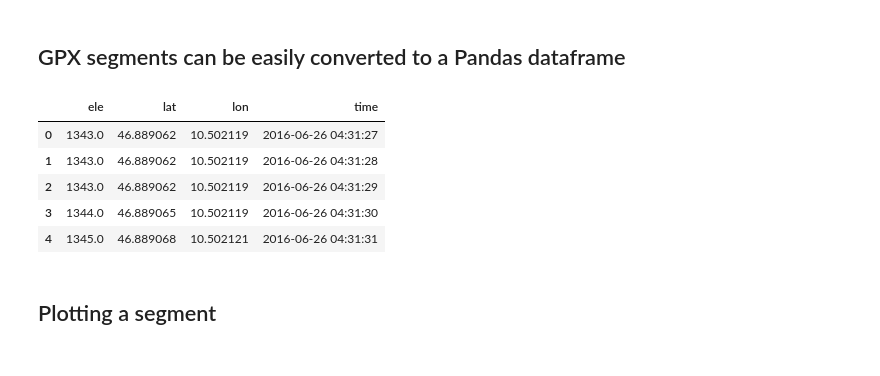
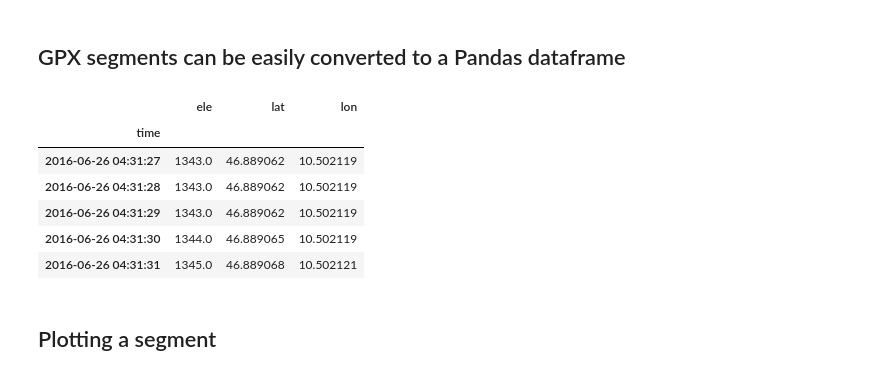
Before and after one commit to FlorianWilhelm/gps_data_with_python, a Jupyter notebook: notebooks/gpx.ipynb, the cells around one changed output. Cells and saved outputs as stored; diff of their text form; code cells hidden in the pictures.

```diff
--- a/notebooks/gpx.ipynb
+++ b/notebooks/gpx.ipynb
@@ -33,17 +33,19 @@ Track has 1 segment(s)
 # %%
 segment = track.segments[0]
 coords = pd.DataFrame([{'lat': p.latitude,
                         'lon': p.longitude,
                         'ele': p.elevation,
                         'time': p.time} for p in segment.points])
+coords.set_index('time', drop=True, inplace=True)
 coords.head()
 # %% [output]
-|  | ele | lat | lon | time |
-| 0 | 1343.0 | 46.889062 | 10.502119 | 2016-06-26 04:31:27 |
-| 1 | 1343.0 | 46.889062 | 10.502119 | 2016-06-26 04:31:28 |
-| 2 | 1343.0 | 46.889062 | 10.502119 | 2016-06-26 04:31:29 |
-| 3 | 1344.0 | 46.889065 | 10.502119 | 2016-06-26 04:31:30 |
-| 4 | 1345.0 | 46.889068 | 10.502121 | 2016-06-26 04:31:31 |
+|  | ele | lat | lon |
+| time |  |  |  |
+| 2016-06-26 04:31:27 | 1343.0 | 46.889062 | 10.502119 |
+| 2016-06-26 04:31:28 | 1343.0 | 46.889062 | 10.502119 |
+| 2016-06-26 04:31:29 | 1343.0 | 46.889062 | 10.502119 |
+| 2016-06-26 04:31:30 | 1344.0 | 46.889065 | 10.502119 |
+| 2016-06-26 04:31:31 | 1345.0 | 46.889068 | 10.502121 |
 # %% [markdown]
 ## Plotting a segment
 # %%
```
Also changed, not shown: parts of 13 cells of this notebook.
